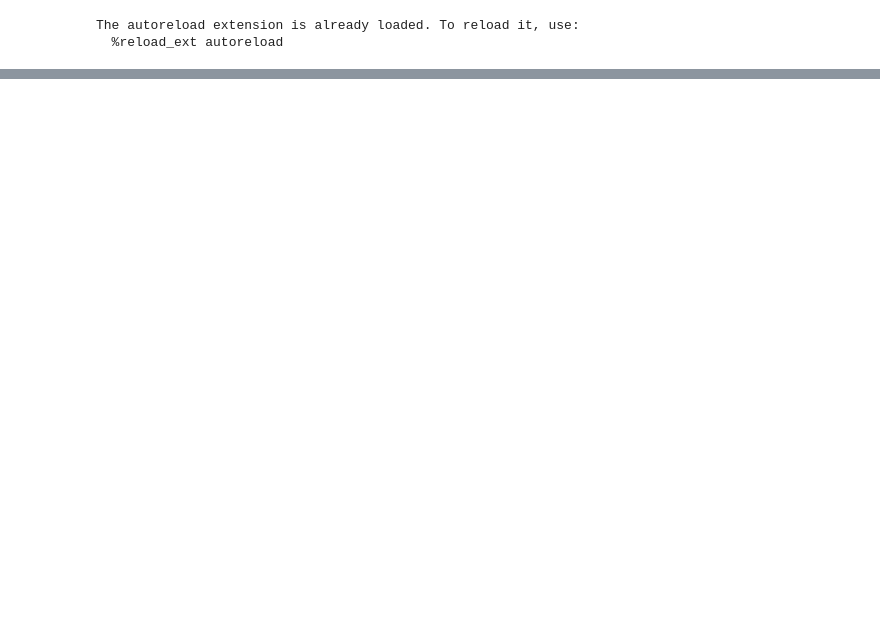
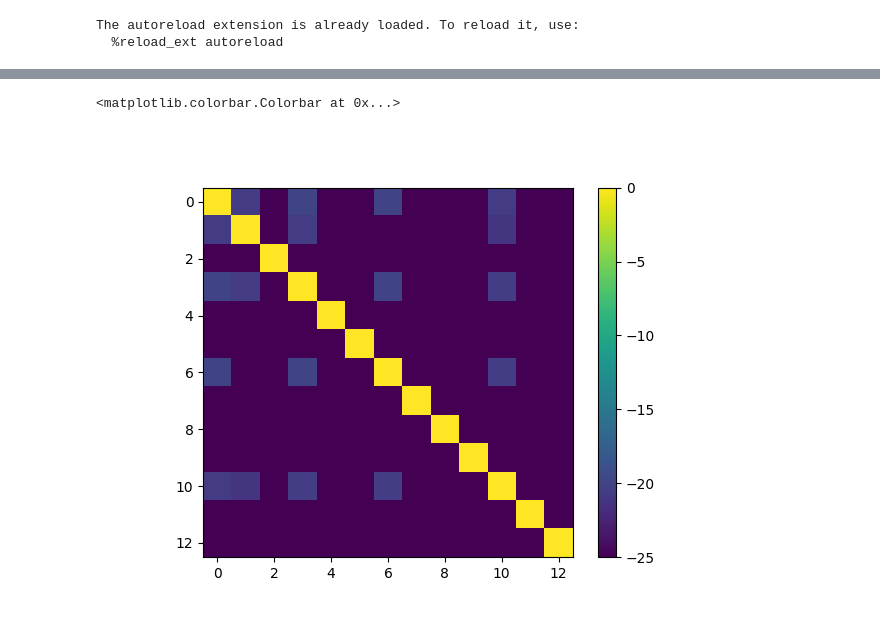
Before and after one commit to rubiaek/qdc2, a Jupyter notebook: qdc/mmf/finite_phase_matching.ipynb, the cells around one changed output, grey strips where cells are left out. Cells and saved outputs as stored; diff of their text form; code cells hidden in the pictures; blank space fills up the shorter version.

```diff
--- a/qdc/mmf/finite_phase_matching.ipynb
+++ b/qdc/mmf/finite_phase_matching.ipynb
@@ -186,0 +205,9 @@ fib.show_mode(50)
+# %%
+overlap_xy = Mxy.conj().transpose() @ Mxy
+overlap_xy_I = np.abs(overlap_xy)**2
+fig, ax = plt.subplots()
+imm = ax.imshow(np.log(overlap_xy_I), vmin=-25)
+fig.colorbar(imm, ax=ax)
+# %% [output]
+<matplotlib.colorbar.Colorbar at 0x...>
+[figure, added]
```
Also changed, not shown: parts of 15 cells of this notebook.
